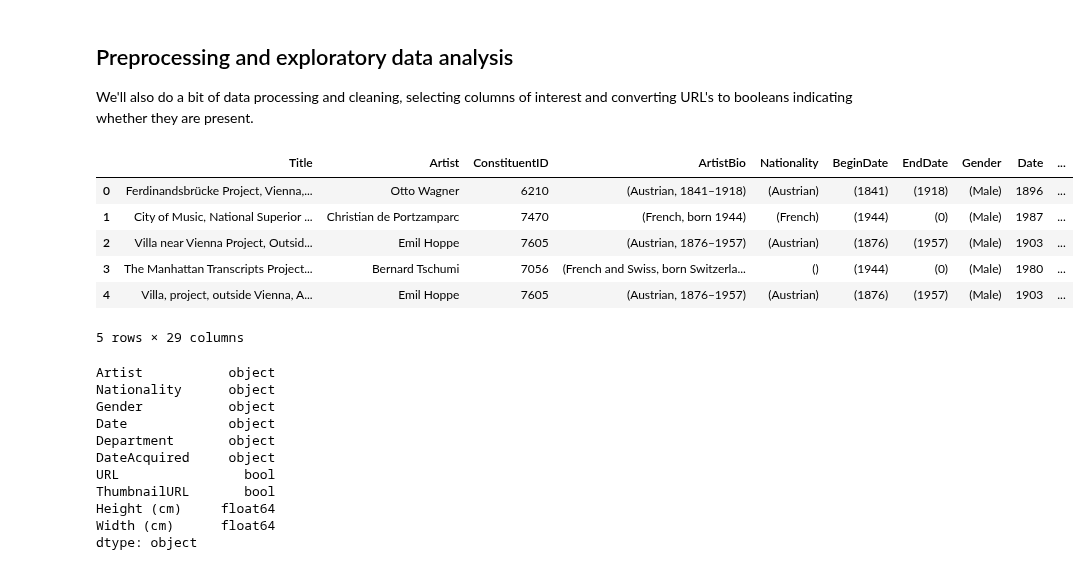
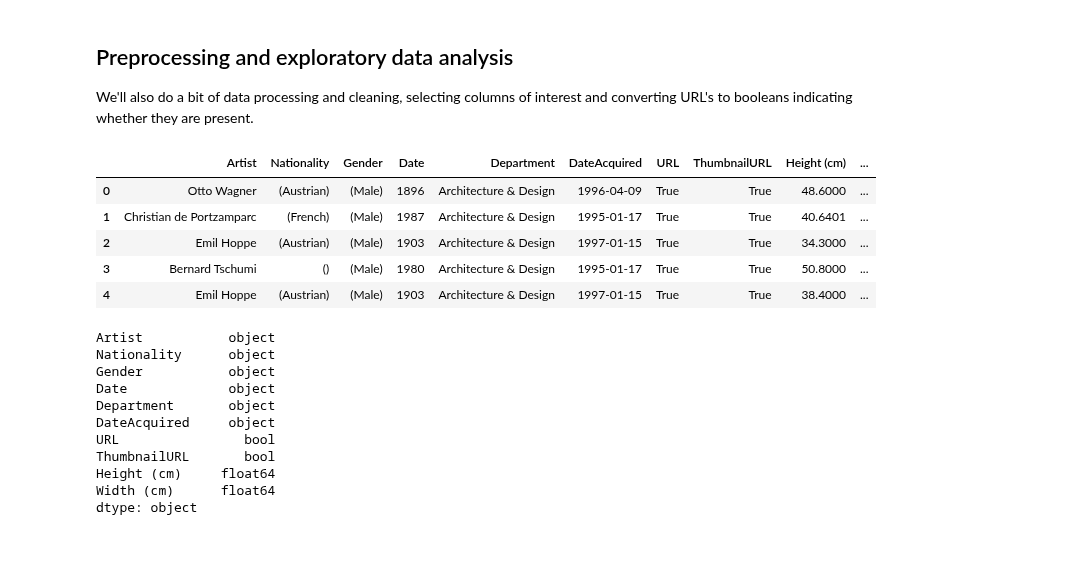
Before and after one commit to 315iah515/Thinkful-Notebooks, a Jupyter notebook: Bootcamp/Unsupervised/NeuralNetworks/ModernArtClassification.ipynb, the cells around one changed output. Drawn from its saved outputs; the diff is of its cells as text; code cells hidden in the pictures.

```diff
--- a/Bootcamp/Unsupervised/NeuralNetworks/ModernArtClassification.ipynb
+++ b/Bootcamp/Unsupervised/NeuralNetworks/ModernArtClassification.ipynb
@@ -57,28 +59,27 @@ We'll also do a bit of data processing and cleaning, selecting columns of intere
 # %%
 # Select Columns.
 artworks = artworks[['Artist', 'Nationality', 'Gender', 'Date', 'Department',
                     'DateAcquired', 'URL', 'ThumbnailURL', 'Height (cm)', 'Width (cm)']]
 
 # Convert URL's to booleans.
 artworks['URL'] = artworks['URL'].notnull()
 artworks['ThumbnailURL'] = artworks['ThumbnailURL'].notnull()
 
 # Drop films and some other tricky rows.
 artworks = artworks[artworks['Department']!='Film']
 artworks = artworks[artworks['Department']!='Media and Performance Art']
 artworks = artworks[artworks['Department']!='Fluxus Collection']
 
 # Drop missing data.
 artworks = artworks.dropna()
-artwork.head()
+artworks.head()
 # %% [output]
-|  | Title | Artist | ConstituentID | ArtistBio | Nationality | BeginDate | EndDate | Gender | Date | ... |
-| 0 | Ferdinandsbrücke Project, Vienna,... | Otto Wagner | 6210 | (Austrian, 1841–1918) | (Austrian) | (1841) | (1918) | (Male) | 1896 | ... |
-| 1 | City of Music, National Superior ... | Christian de Portzamparc | 7470 | (French, born 1944) | (French) | (1944) | (0) | (Male) | 1987 | ... |
-| 2 | Villa near Vienna Project, Outsid... | Emil Hoppe | 7605 | (Austrian, 1876–1957) | (Austrian) | (1876) | (1957) | (Male) | 1903 | ... |
-| 3 | The Manhattan Transcripts Project... | Bernard Tschumi | 7056 | (French and Swiss, born Switzerla... | () | (1944) | (0) | (Male) | 1980 | ... |
-| 4 | Villa, project, outside Vienna, A... | Emil Hoppe | 7605 | (Austrian, 1876–1957) | (Austrian) | (1876) | (1957) | (Male) | 1903 | ... |
+|  | Artist | Nationality | Gender | Date | Department | DateAcquired | URL | ThumbnailURL | Height (cm) | ... |
+| 0 | Otto Wagner | (Austrian) | (Male) | 1896 | Architecture & Design | 1996-04-09 | True | True | 48.6000 | ... |
+| 1 | Christian de Portzamparc | (French) | (Male) | 1987 | Architecture & Design | 1995-01-17 | True | True | 40.6401 | ... |
+| 2 | Emil Hoppe | (Austrian) | (Male) | 1903 | Architecture & Design | 1997-01-15 | True | True | 34.3000 | ... |
+| 3 | Bernard Tschumi | () | (Male) | 1980 | Architecture & Design | 1995-01-17 | True | True | 50.8000 | ... |
+| 4 | Emil Hoppe | (Austrian) | (Male) | 1903 | Architecture & Design | 1997-01-15 | True | True | 38.4000 | ... |
-5 rows × 29 columns
 # %%
 # Get data types.
 artworks.dtypes
```
Also changed, not shown: parts of 4 cells of this notebook.
